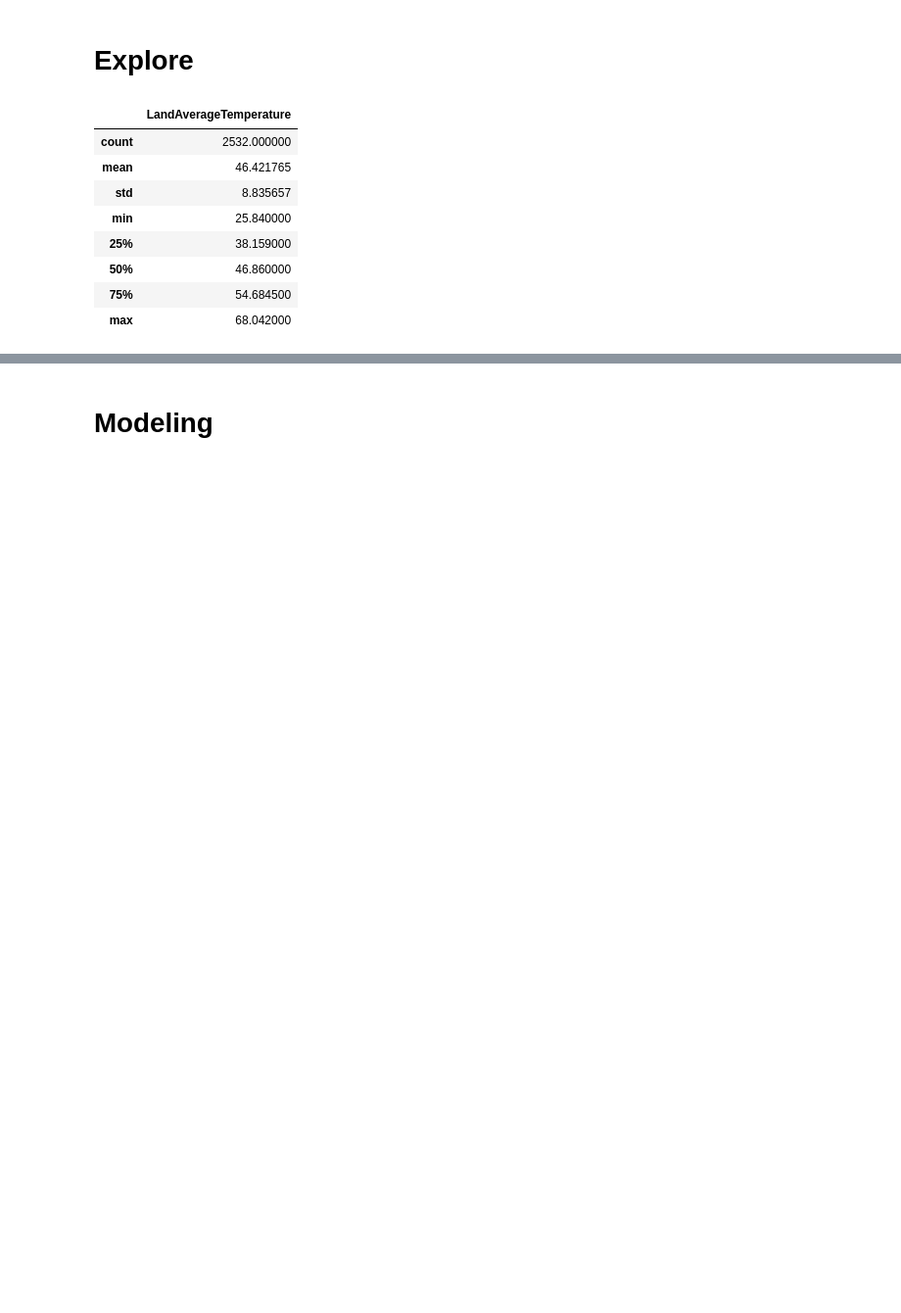
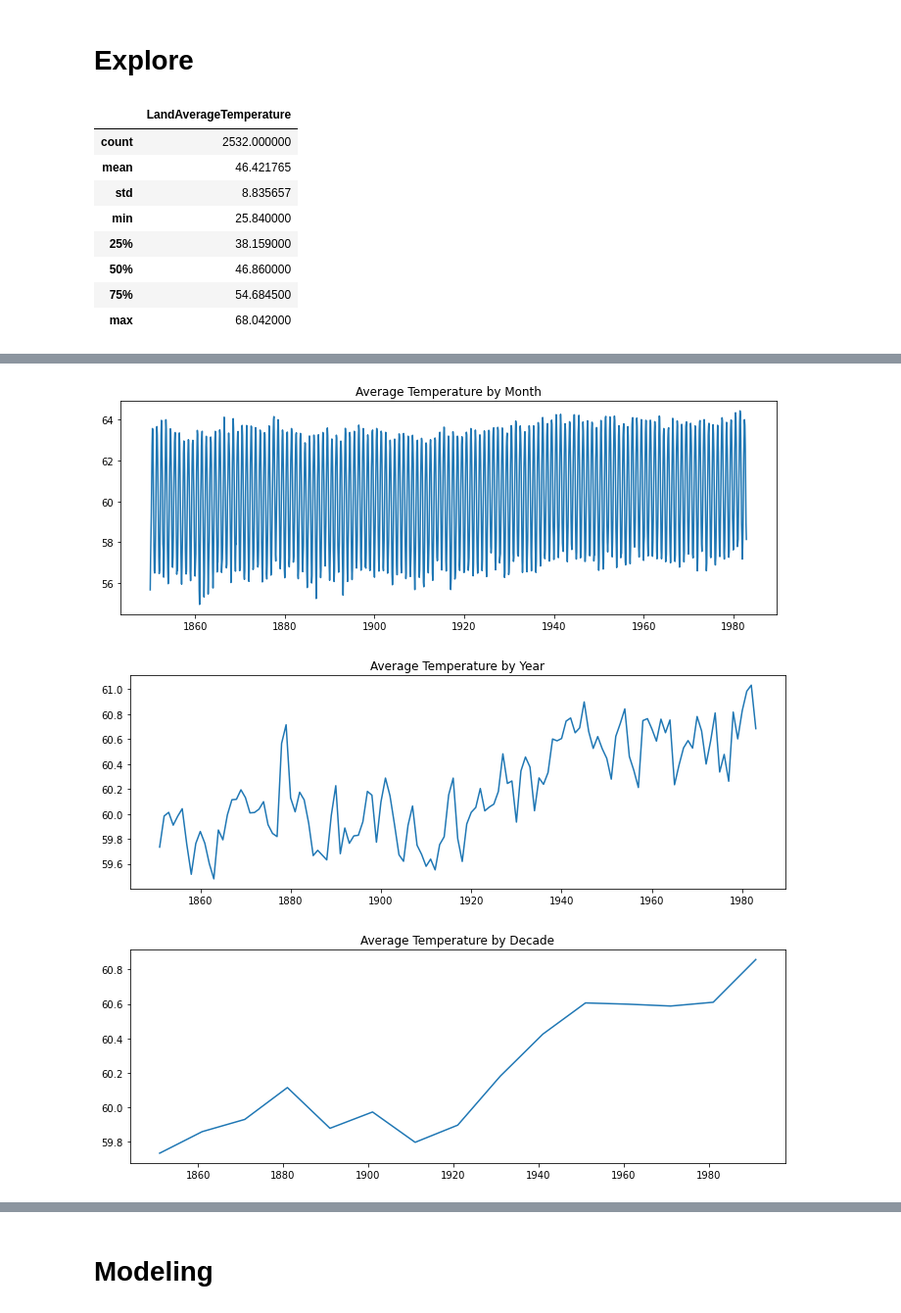
Before and after one commit to Johndsalas/earths_temperature_time_series, a Jupyter notebook: main_notebook.ipynb, the cells around one changed output, grey strips where cells are left out. Shown at 98% size. Saved outputs shown, nothing was run; the diff lists cells and outputs as text; code cells hidden in the pictures; blank space fills up the shorter version.

```diff
--- a/main_notebook.ipynb
+++ b/main_notebook.ipynb
@@ -154,0 +182,6 @@ train_ocean.describe()
+# %%
+explore.plot_land_ocean_explore(train_ocean)
+# %% [output]
+[figure, added]
+[figure, added]
+[figure, added]
```
Also changed, not shown: parts of 37 cells of this notebook, 2 other files.
